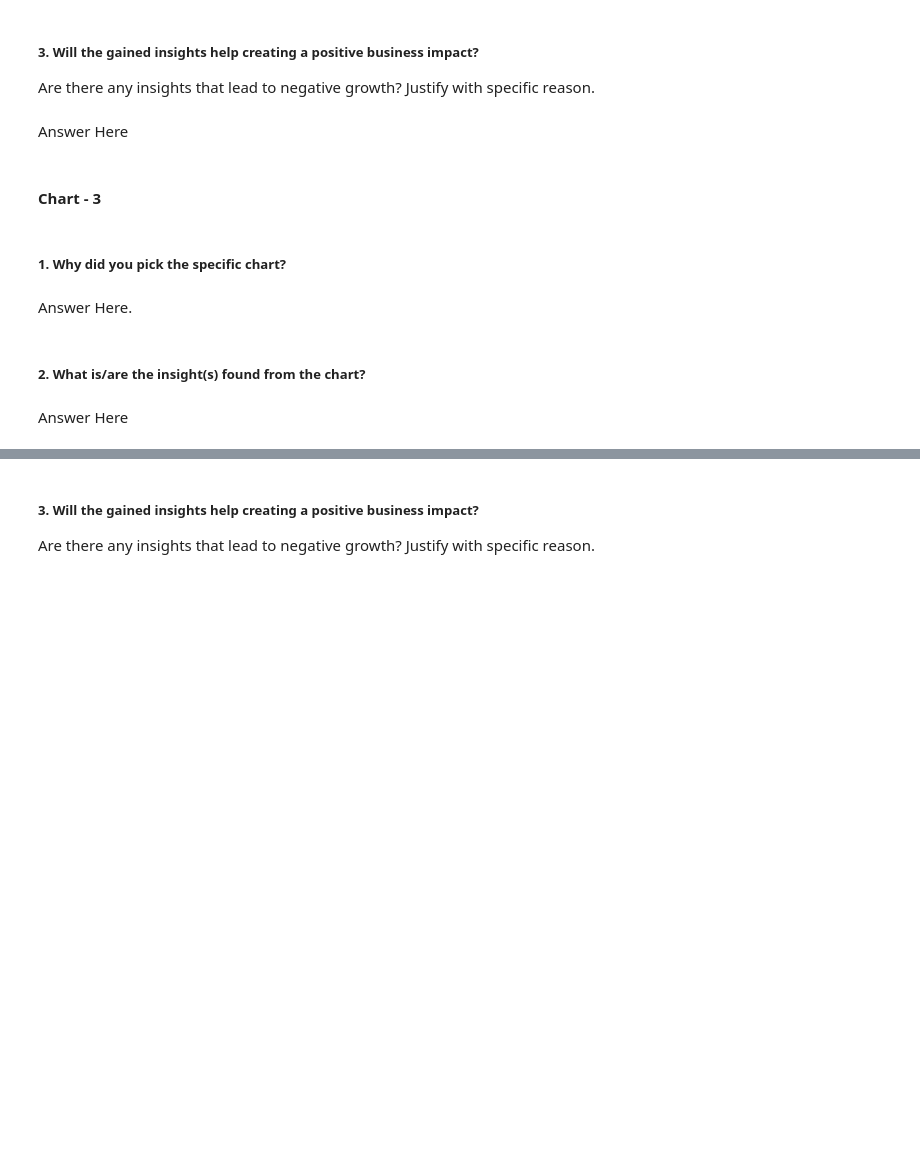
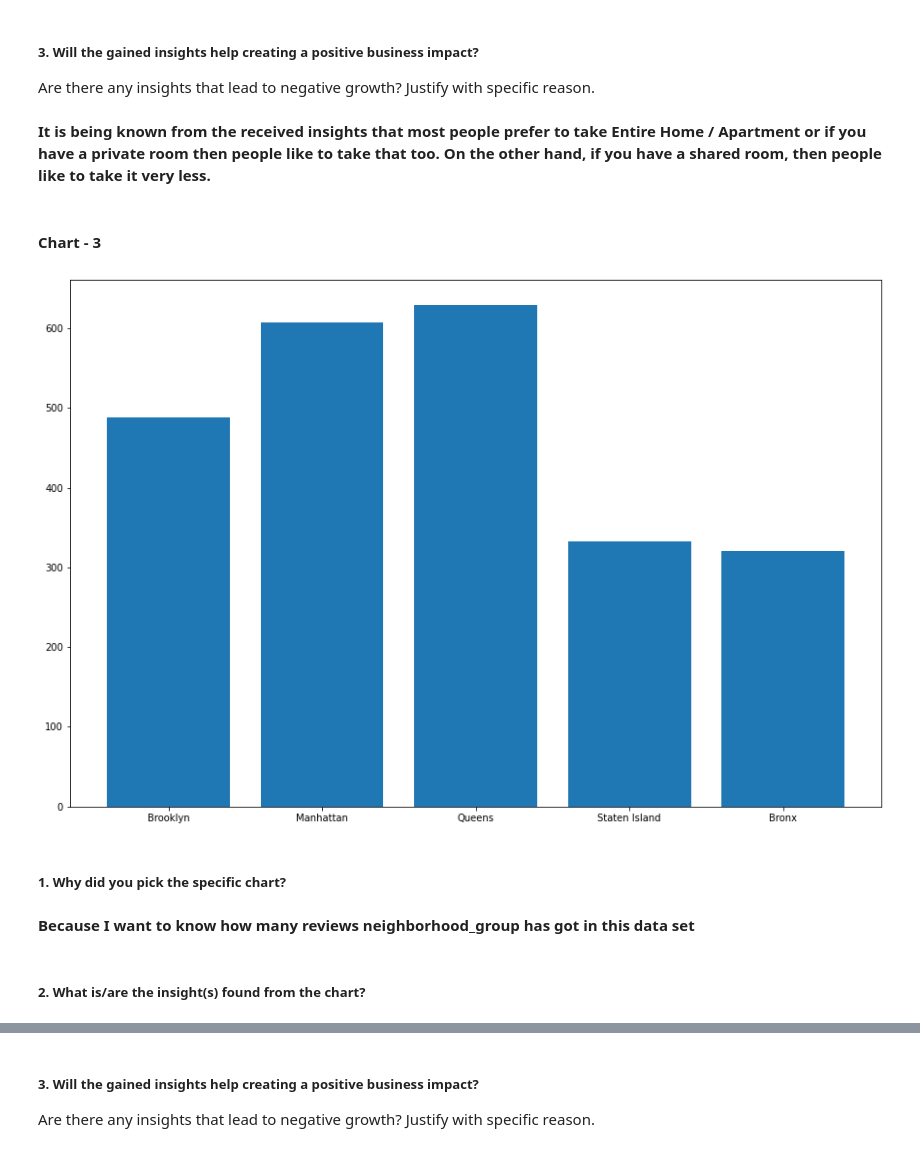
Before and after one commit to Manoharjha333/AirBnb-EDA-Project, a Jupyter notebook: AirBnb_EDA_Project.ipynb, the cells around one changed output, grey strips where cells are left out. Drawn from its saved outputs; the diff is of its cells as text; code cells hidden in the pictures; blank space fills up the shorter version.

```diff
--- a/AirBnb_EDA_Project.ipynb
+++ b/AirBnb_EDA_Project.ipynb
@@ -463,7 +455,7 @@ Answer Here
 # %% [markdown]
 ##### 3. Will the gained insights help creating a positive business impact?
 Are there any insights that lead to negative growth? Justify with specific reason.
-# %% [markdown]
-Answer Here
+# %% [markdown]
+**It is being known from the received insights that most people prefer to take Entire Home / Apartment or if you have a private room then people like to take that too. On the other hand, if you have a shared room, then people like to take it very less.**
 # %% [markdown]
 #### Chart - 3
@@ -472,8 +462,13 @@ Answer Here
+# %%
+# Chart - 3 visualization code
+plt.figure(figsize=(15,10))
+plt.bar(df['neighbourhood_group'], df['number_of_reviews'])
+plt.show()
+# %% [output]
+[figure, added]
 # %% [markdown]
 ##### 1. Why did you pick the specific chart?
-# %% [markdown]
-Answer Here.
+# %% [markdown]
+**Because I want to know how many reviews neighborhood_group has got in this data set**
 # %% [markdown]
 ##### 2. What is/are the insight(s) found from the chart?
-# %% [markdown]
-Answer Here
```
Also changed, not shown: parts of 108 cells of this notebook.
